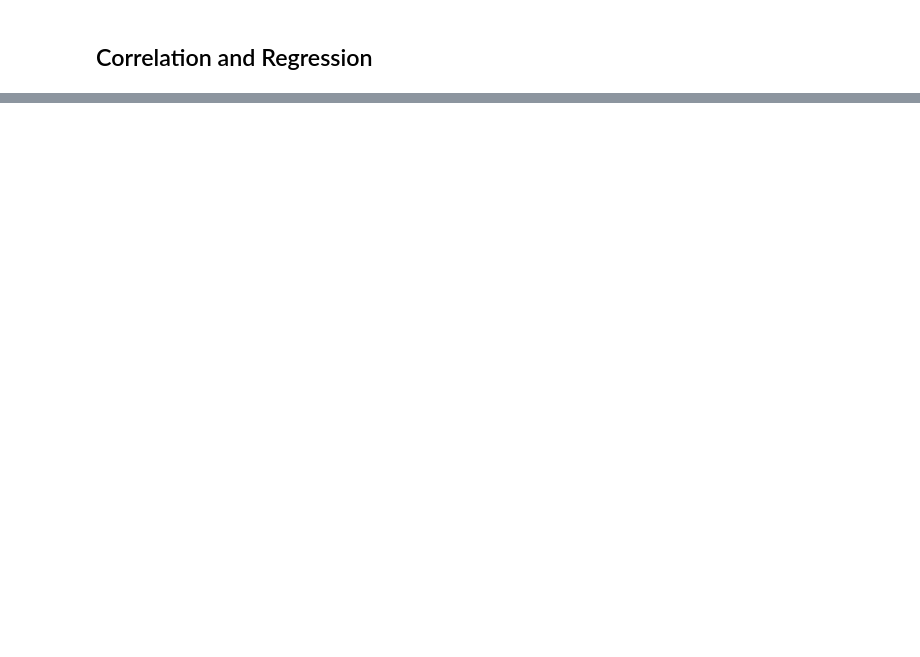
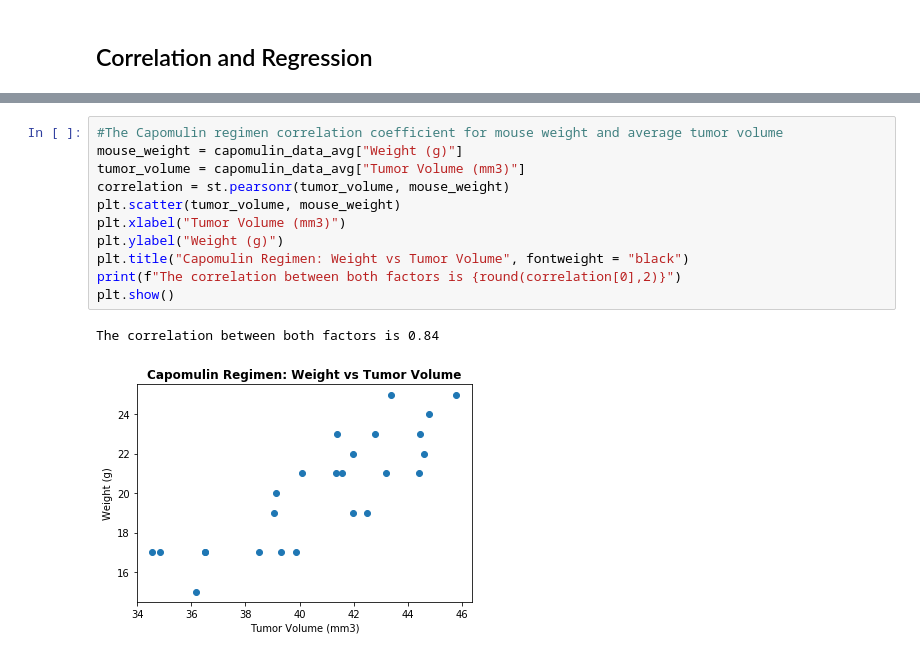
Before and after one commit to Michelin96/matplotlib-challenge, a Jupyter notebook: Pymaceuticals/pymaceuticals_starter.ipynb, the cells around one changed output, grey strips where cells are left out. Saved outputs shown, nothing was run; the diff lists cells and outputs as text; blank space fills up the shorter version.

```diff
--- a/Pymaceuticals/pymaceuticals_starter.ipynb
+++ b/Pymaceuticals/pymaceuticals_starter.ipynb
@@ -402,0 +341,14 @@ plt.show()
+# %%
+#The Capomulin regimen correlation coefficient for mouse weight and average tumor volume
+mouse_weight = capomulin_data_avg["Weight (g)"]
+tumor_volume = capomulin_data_avg["Tumor Volume (mm3)"]
+correlation = st.pearsonr(tumor_volume, mouse_weight)
+plt.scatter(tumor_volume, mouse_weight)
+plt.xlabel("Tumor Volume (mm3)")
+plt.ylabel("Weight (g)")
+plt.title("Capomulin Regimen: Weight vs Tumor Volume", fontweight = "black")
+print(f"The correlation between both factors is {round(correlation[0],2)}")
+plt.show()
+# %% [output]
+The correlation between both factors is 0.84
+[figure, added]
```
Also changed, not shown: parts of 15 cells of this notebook.
